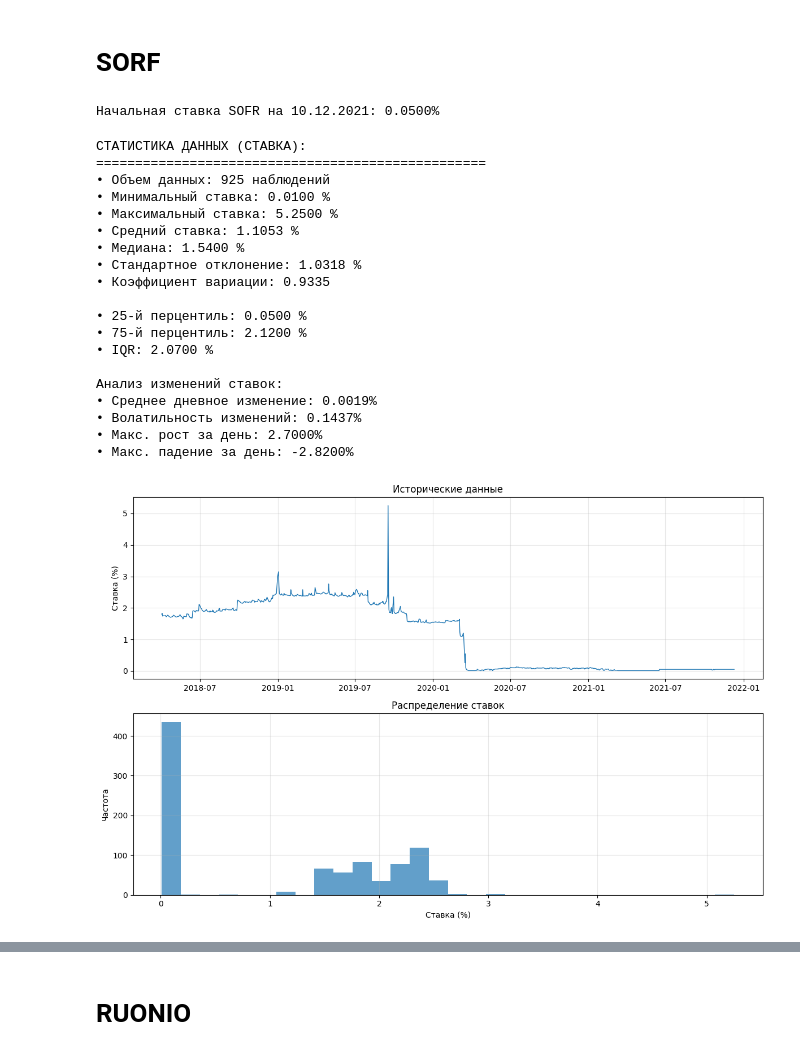
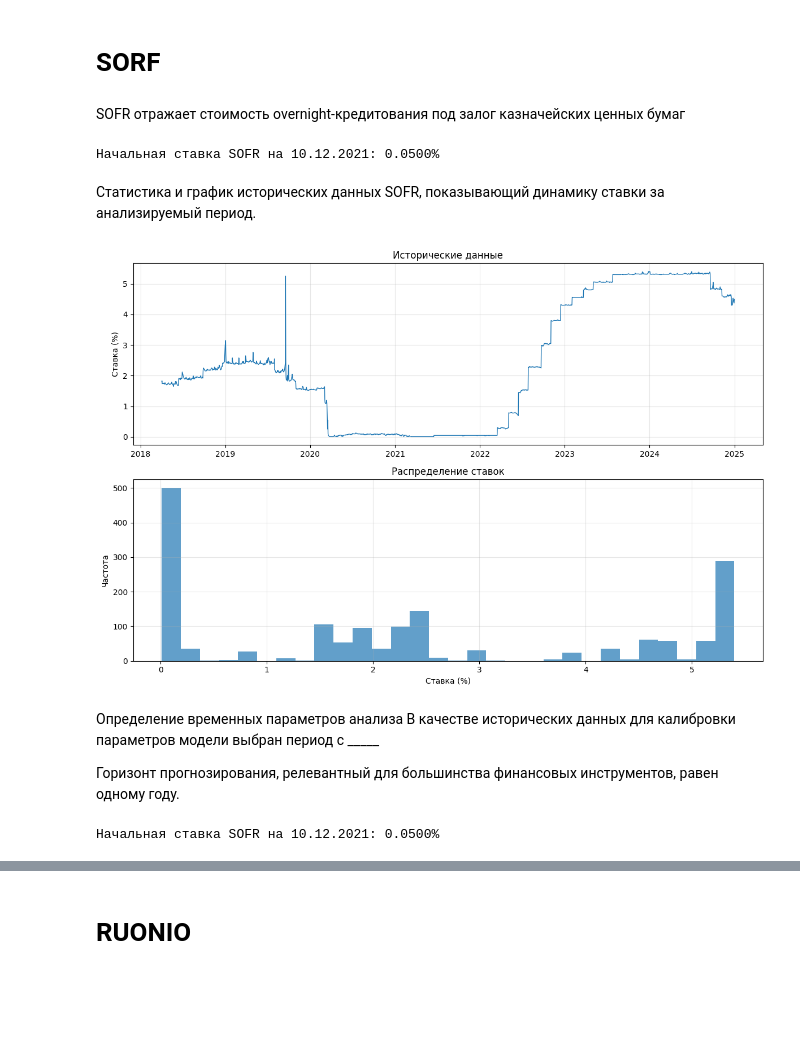
Before and after one commit to ArtemLiA/Quants-Project, a Jupyter notebook: main.ipynb, the cells around one changed output, grey strips where cells are left out. Drawn from its saved outputs; the diff is of its cells as text; code cells hidden in the pictures; blank space fills up the shorter version.

```diff
--- a/main.ipynb
+++ b/main.ipynb
@@ -14,6 +14,8 @@ from src.visualization.stats import print_best_params, print_statistics
 warnings.filterwarnings("ignore")
 # %% [markdown]
 # SORF
+# %% [markdown]
+SOFR отражает стоимость overnight-кредитования под залог казначейских ценных бумаг
 # %%
 raw_sofr_df = pd.read_excel("data/us-sofr.xlsx")
 raw_sofr_df = raw_sofr_df.rename(columns={"Effective Date": "Date", "Rate (%)": "Rate"})[
@@ -35,26 +26,13 @@ print(f"Начальная ставка SOFR на 10.12.2021: {sofr_initial * 10
 # %% [output]
 Начальная ставка SOFR на 10.12.2021: 0.0500%
+# %% [markdown]
+Статистика и график исторических данных SOFR, показывающий динамику ставки за анализируемый период.
 # %%
-print_statistics(sofr_df["Rate"])
-plot_historical_data(sofr_df)
+plot_historical_data(raw_sofr_df)
 # %% [output]
-СТАТИСТИКА ДАННЫХ (СТАВКА):
-==================================================
-• Объем данных: 925 наблюдений
-• Минимальный ставка: 0.0100 %
-• Максимальный ставка: 5.2500 %
-• Средний ставка: 1.1053 %
-• Медиана: 1.5400 %
-• Стандартное отклонение: 1.0318 %
-• Коэффициент вариации: 0.9335
-
-• 25-й перцентиль: 0.0500 %
-• 75-й перцентиль: 2.1200 %
-• IQR: 2.0700 %
-
-Анализ изменений ставок:
-• Среднее дневное изменение: 0.0019%
-• Волатильность изменений: 0.1437%
-• Макс. рост за день: 2.7000%
-• Макс. падение за день: -2.8200%
-[figure, old version]
+[figure, new version]
+# %% [markdown]
+Определение временных параметров анализа
+В качестве исторических данных для калибровки параметров модели выбран период с _____
+
+Горизонт прогнозирования, релевантный для большинства финансовых инструментов, равен одному году.
@@ -60,0 +43,12 @@ plot_historical_data(sofr_df)
+# %%
+# Фильтруем данные до нашей расчетной даты
+sofr_hist = raw_sofr_df[
+    (raw_sofr_df["Date"] >= start_date) & (raw_sofr_df["Date"] <= calc_date)
+].copy()
+sofr_df = sofr_hist.dropna()
+
+# Берем ставку на расчетную дату
+sofr_initial = sofr_hist[sofr_hist["Date"] == calc_date]["Rate"].values[0]
+print(f"Начальная ставка SOFR на 10.12.2021: {sofr_initial * 100:.4f}%")
+# %% [output]
+Начальная ставка SOFR на 10.12.2021: 0.0500%
```
Also changed, not shown: parts of 27 cells of this notebook, 10 other files.
